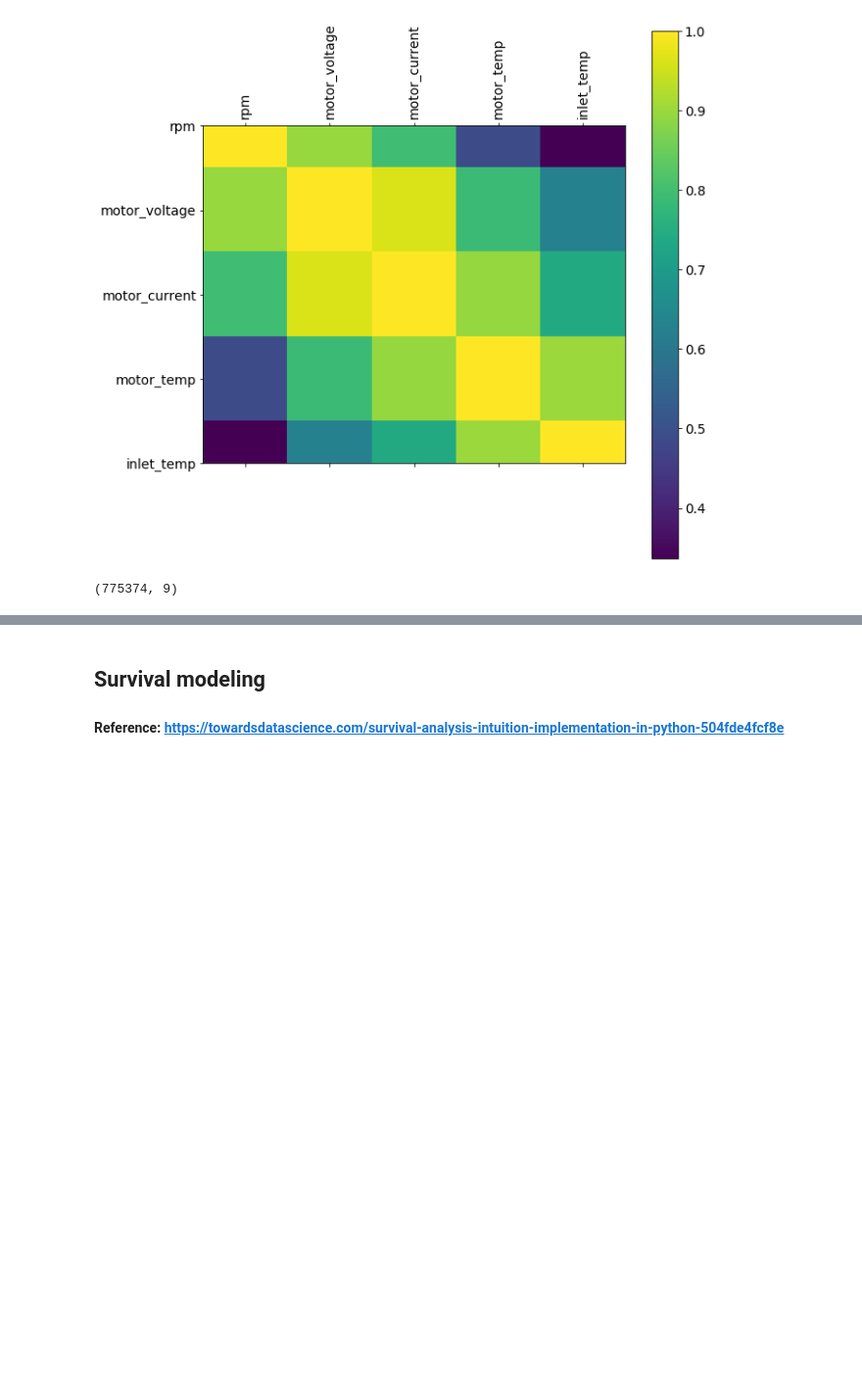
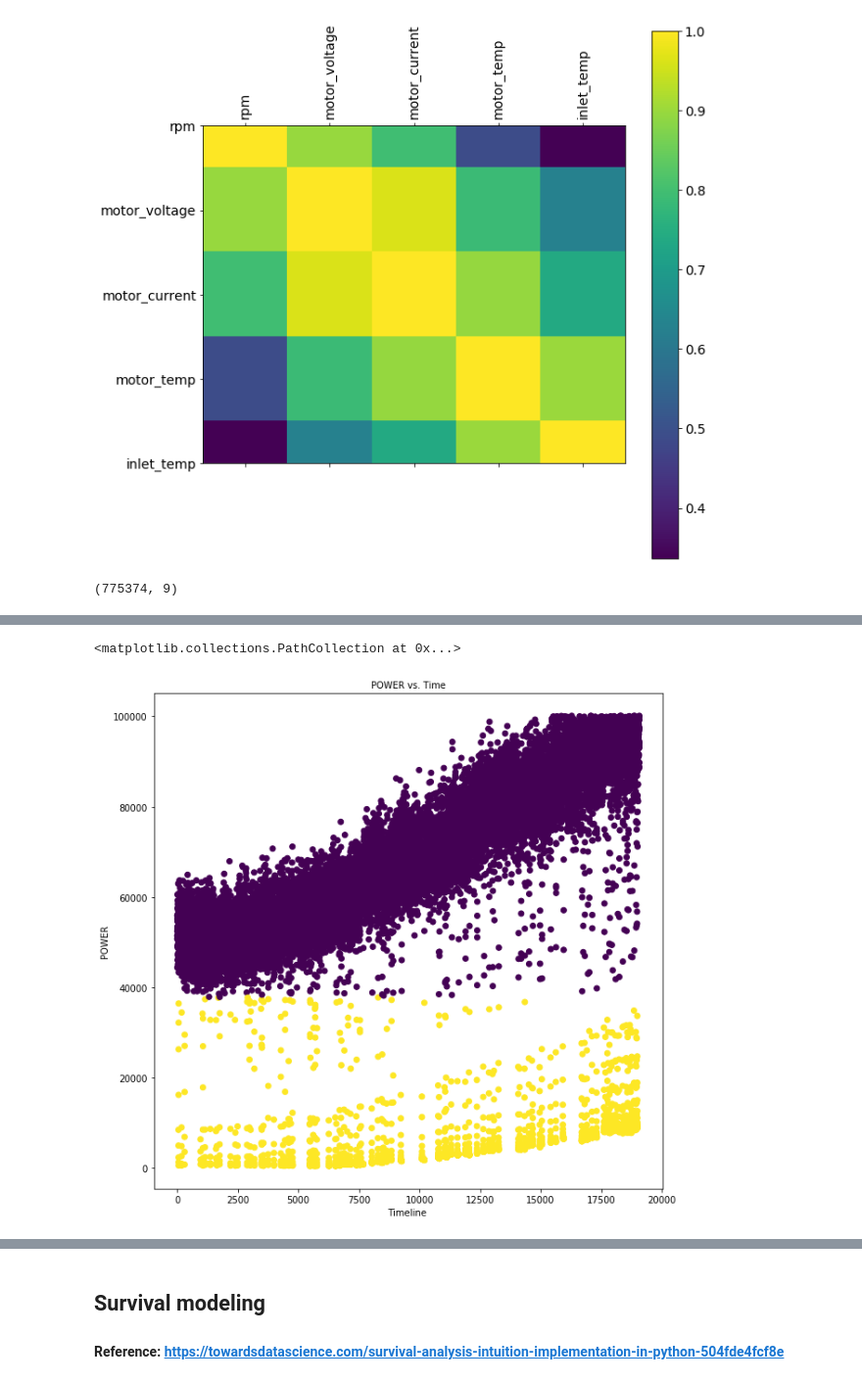
Before and after one commit to ajeyamk/challenges, a Jupyter notebook: data-science/Data science challenge.ipynb, the cells around one changed output, grey strips where cells are left out. Shown at 98% size. Cells and saved outputs as stored; diff of their text form; code cells hidden in the pictures; blank space fills up the shorter version.

```diff
--- a/data-science/Data science challenge.ipynb
+++ b/data-science/Data science challenge.ipynb
@@ -388,0 +415,5 @@ result.shape
+# %%
+plot_clusters(sensors[19].noise_free_rms_processed, 'power')
+# %% [output]
+<matplotlib.collections.PathCollection at 0x...>
+[figure, added]
```
Also changed, not shown: parts of 18 cells of this notebook.
